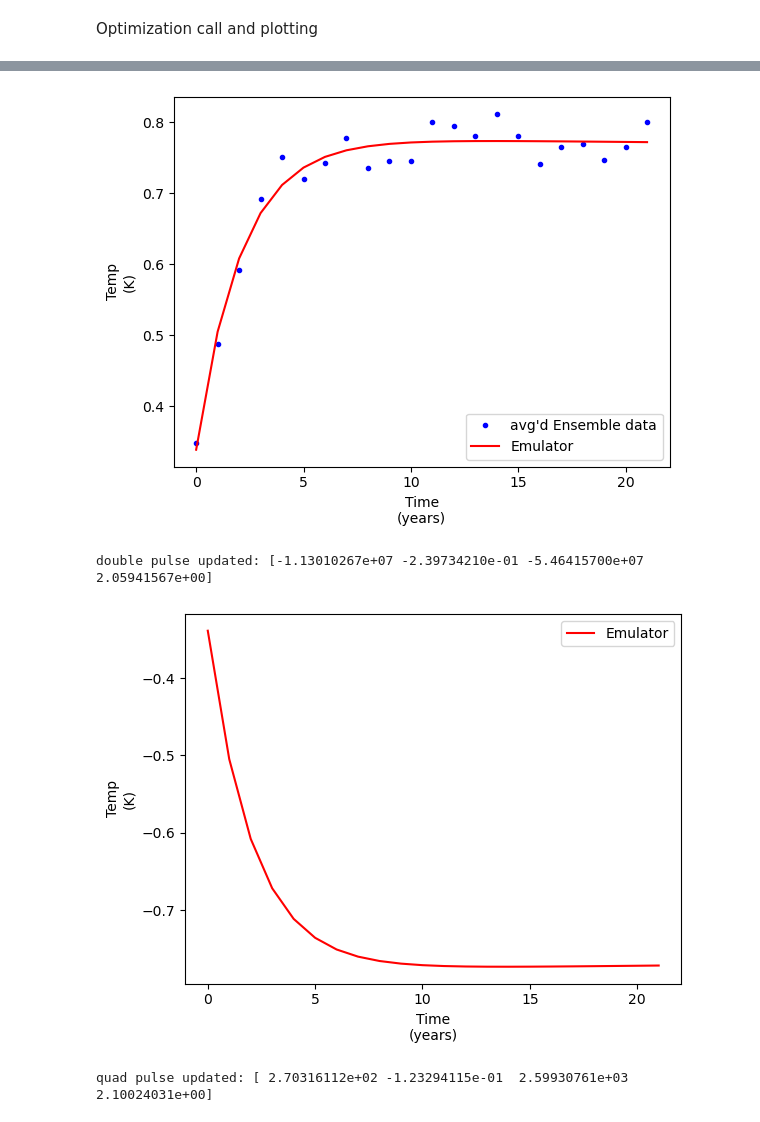
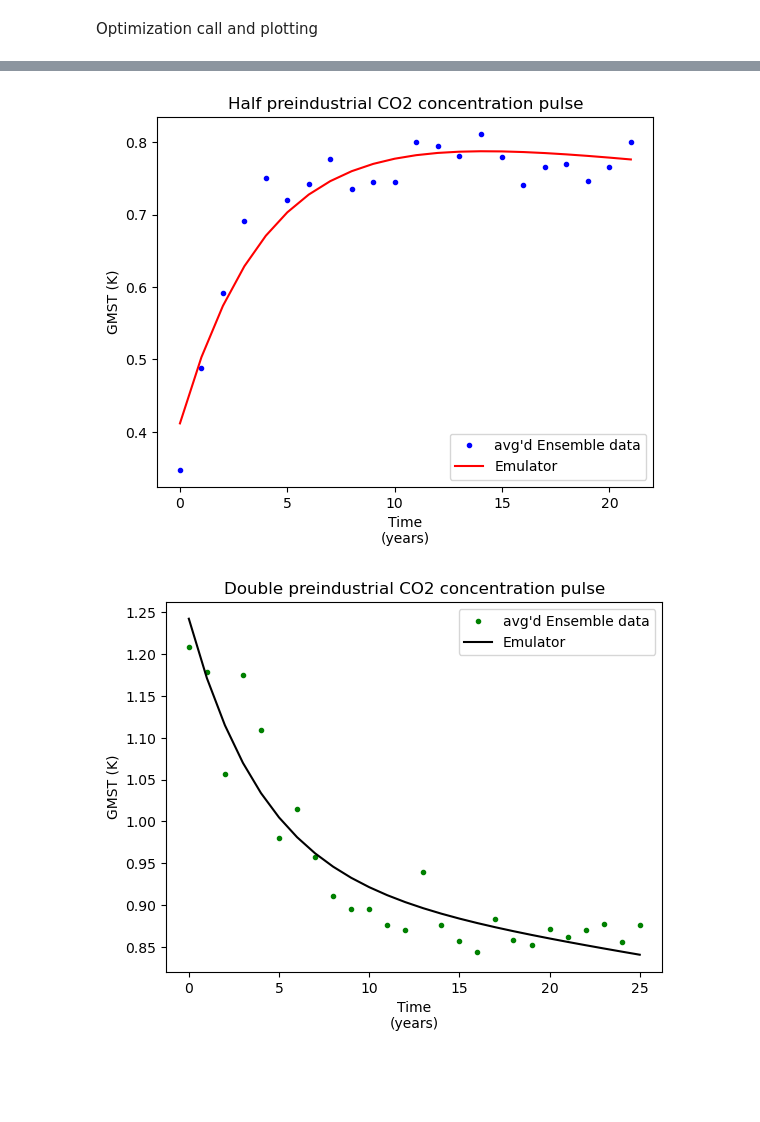
Before and after one commit to FToThe3rdPower/EarthSysModelling, a Jupyter notebook: PlasimEmu.ipynb, the cells around one changed output, grey strips where cells are left out. Cells and saved outputs as stored; diff of their text form; code cells hidden in the pictures; blank space fills up the shorter version.

Commit message:
added the other scenarios

```diff
--- a/PlasimEmu.ipynb
+++ b/PlasimEmu.ipynb
@@ -11,10 +11,6 @@ from scipy.optimize import curve_fit as cf
 # %% [markdown]
 NetCDF4 file reading stuffs
 # %%
-#ERA5 files
-eraf1 = "ERA5comparisonData/prt_1971_2000_ERA5_monthly_T42.nc"
-
-
 #PlaSim output files
 ##half pulse stuff
 file1   = "PLASIMoutputData/gmst_r0hv1_yrmean.nc"
@@ -39,7 +35,7 @@ quadFileList = [quadFile1, quadFile2, quadFile3]
 #sizing stuffs
 fileListLen = len(file_list)
 dubFileListLen = len(dubFileList)
-QuadFileListLen = len(quadFileList)
+quadFileListLen = len(quadFileList)
 
 ##grabbing the size info from a half file to know the number of years
 a = nc.Dataset(file1)
@@ -47,11 +43,11 @@ b = a.variables['time'][:]
 fileLen = len(b)
 
 r = nc.Dataset(dubFile1)
-s = a.variables['time'][:]
+s = r.variables['time'][:]
 dubFileLen = len(s)
 
 u = nc.Dataset(quadFile1)
-v = a.variables['time'][:]
+v = u.variables['time'][:]
 quadFileLen = len(v)
 # %%
 '''Halving'''
@@ -264,39 +432,77 @@ def WomboCombo(xData, que1, que2, dee1, dee2):
 Optimization call and plotting
 # %%
 '''Plotting'''
+
+#curve fitting method
+mth = 'trf'
 
 #sanity checking that all of the parameters aren't changed
 print("OG Params: " + str(paramList))
 
 #halving pulse
+plt.figure("Half preindustrial CO2 concentration pulse")
+plt.title("Half preindustrial CO2 concentration pulse")
 plt.plot(avgDataArr[:,0], avgDataArr[:,1], ".b", label = "avg'd Ensemble data")
 c = co2HF[:,1]
-optParamsHalf, covarMat = cf(WomboCombo, avgDataArr[:,0], avgDataArr[:,1], p0=paramList)#, method="lm")
+optParamsHalf, covarMat = cf(WomboCombo, avgDataArr[:,0], avgDataArr[:,1], p0=paramList, method=mth)
 print('half pulse updated: ' + str(optParamsHalf))
 plt.plot(avgDataArr[:,0], WomboCombo(avgDataArr[:,0], optParamsHalf[0], optParamsHalf[1], optParamsHalf[2], optParamsHalf[3]), "-r", label="Emulator")
 plt.xlabel("Time\n(years)")
-plt.ylabel("Temp\n(K)")
+plt.ylabel("GMST (K)")
 plt.legend()
-plt.show()
+plt.savefig("Half preindustrial CO2 concentration pulse")
 
 #doubling pulse
-c = co2dub[:,1]
-optParamsDub, covarMat = cf(WomboCombo, avgDataArr[:,0], avgDataArr[:,1], paramList)
+plt.figure("Double preindustrial CO2 concentration pulse")
+plt.title("Double preindustrial CO2 concentration pulse")
+plt.plot(dubAvgDataCorrArr, ".g", label = "avg'd Ensemble data")
+c = co2dub
+optParamsDub, covarMat = cf(WomboCombo, np.arange(0,len(dubAvgDataCorrArr), 1), dubAvgDataCorrArr, p0=paramList, method=mth)
 print("double pulse updated: " + str(optParamsDub))
-plt.plot(avgDataArr[:,0], WomboCombo(avgDataArr[:,0], optParamsHalf[0], optParamsHalf[1], optParamsHalf[2], optParamsHalf[3]), "-r", label="Emulator")
+plt.plot(WomboCombo(dubAvgDataCorrArr, optParamsDub[0], optParamsDub[1], optParamsDub[2], optParamsDub[3]), "-k", label="Emulator")
 plt.xlabel("Time\n(years)")
-plt.ylabel("Temp\n(K)")
+plt.ylabel("GMST (K)")
 plt.legend()
-plt.show()
+plt.savefig("Double preindustrial CO2 concentration pulse")
+
 
 #quad'ing pulse
-c = co2quad[:,1]
-optParamsQuad, covarMat = cf(WomboCombo, avgDataArr[:,0], avgDataArr[:,1], paramList)
+plt.figure("Quadruple preindustrial CO2 concentration pulse")
+plt.title("Quadruple preindustrial CO2 concentration pulse")
+plt.plot(quadAvgDataCorrArr, ".c", label = "avg'd Ensemble data")
+c = co2quad
+optParamsQuad, covarMat = cf(WomboCombo, np.arange(0,len(quadAvgDataCorrArr), 1), quadAvgDataCorrArr, p0=paramList, method=mth)
 print("quad pulse updated: " + str(optParamsQuad))
-plt.plot(avgDataArr[:,0], WomboCombo(avgDataArr[:,0], optParamsHalf[0], optParamsHalf[1], optParamsHalf[2], optParamsHalf[3]), "-r", label="Emulator")
+plt.plot(WomboCombo(quadAvgDataCorrArr, optParamsQuad[0], optParamsQuad[1], optParamsQuad[2], optParamsQuad[3]), "-m", label="Emulator")
 plt.xlabel("Time\n(years)")
-plt.ylabel("Temp\n(K)")
+plt.ylabel("GMST (K)")
 plt.legend()
-plt.show()
+plt.savefig("Quadruple preindustrial CO2 concentration pulse")
+
+
+#other experiments
+#sanity checking that all of the parameters aren't changed
+print("OG Params again: " + str(paramList))
+
+
+##Sudden doubling
+plt.figure("Sudden CO2 concentration doubling emulation")
+print("double pulse updated: " + str(optParamsDub))
+con = sudDubCO2
+plt.title("Sudden CO2 concentration doubling emulation")
+plt.plot(GMST(np.arange(0,len(sudDubCO2),1), optParamsDub[0], optParamsDub[1], optParamsDub[2], optParamsDub[3]), ".k", label="Emu dub Test")
+plt.xlabel("Time\n(years)")
+plt.ylabel("GMST (K)")
+plt.savefig("Sudden CO2 concentration doubling emulation")
+
+##1%
+print("double pulse updated: " + str(optParamsDub))
+con = onePerArr
+plt.figure("1% annual CO2 concentration increase emulation")
+plt.title("1% annual CO2 concentration increase emulation")
+plt.plot(GMST(np.arange(0,len(onePerArr),1), optParamsDub[0], optParamsDub[1], optParamsDub[2], optParamsDub[3]), ".k", label="Emu 1% Test")
+plt.xlabel("Time\n(years)")
+plt.ylabel("GMST (K)")
+plt.savefig("1% annual CO2 concentration increase emulation")
 # %% [output]
 OG Params: [0.33, 0.41, 239, 4.1]
@@ -304,4 +515,2 @@ half pulse updated: [-5.40648567e+02  2.46588078e-01  2.59938661e+03  2.10023962
-[figure, old version]
+[figure, new version]
-double pulse updated: [-1.13010267e+07 -2.39734210e-01 -5.46415700e+07  2.05941567e+00]
-[figure, old version]
+[figure, new version]
-quad pulse updated: [ 2.70316112e+02 -1.23294115e-01  2.59930761e+03  2.10024031e+00]
```
Also changed, not shown: parts of 10 cells of this notebook.
